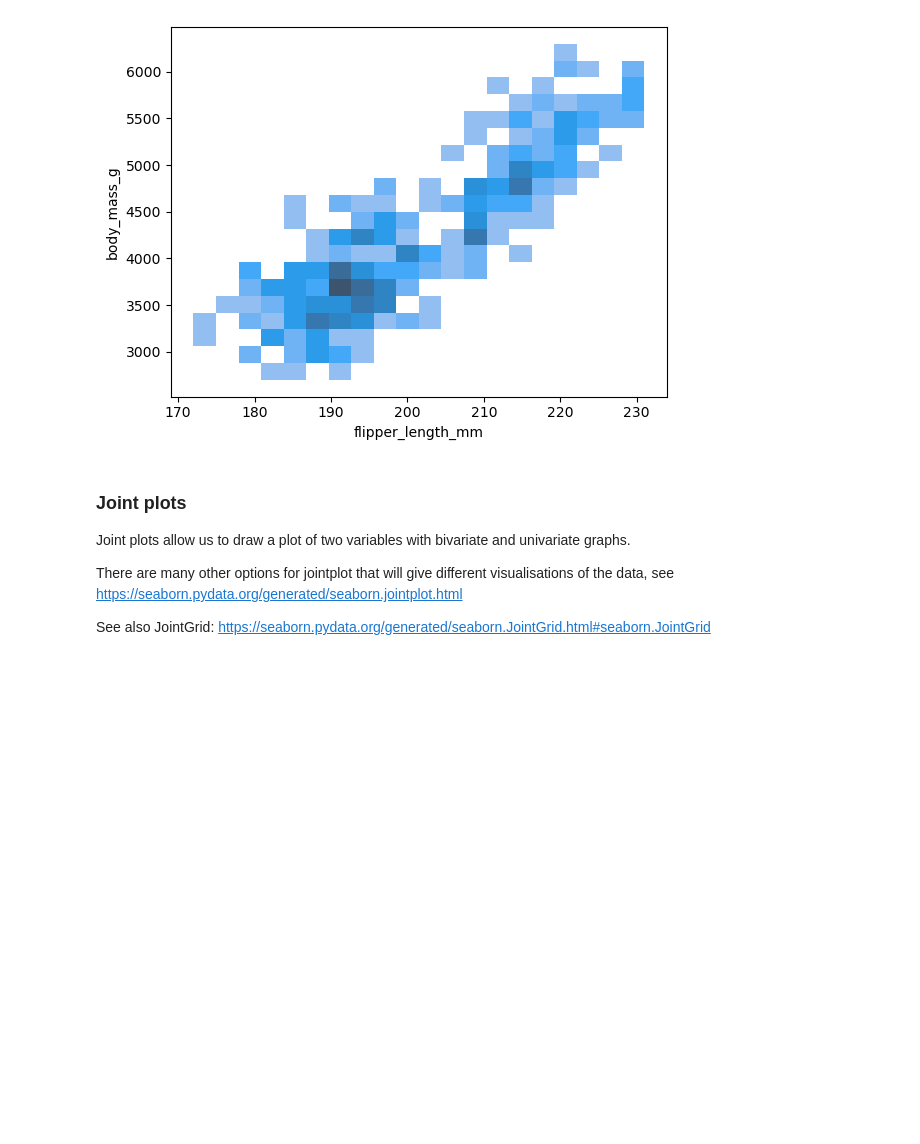
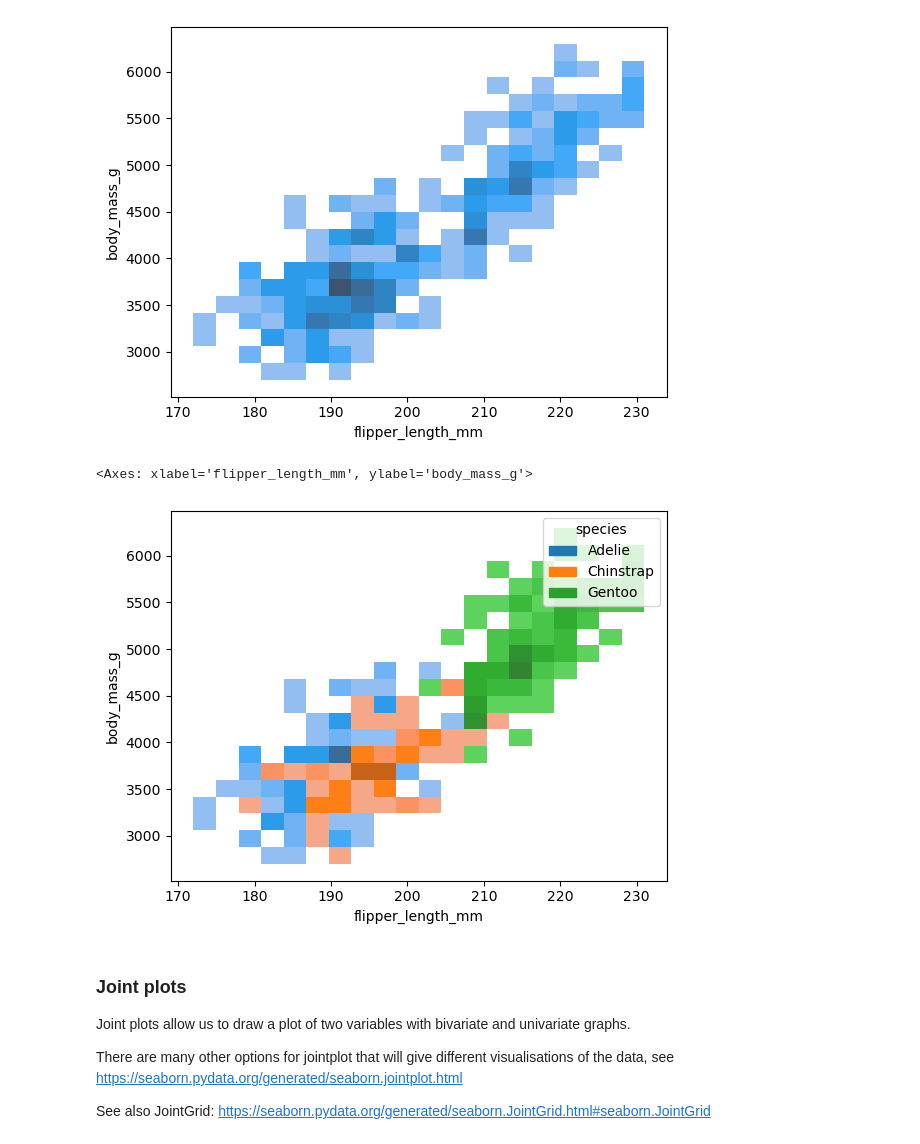
Before and after one commit to JohnMcKechnieGC/understanding-data, a Jupyter notebook: seaborn_tutorial.ipynb, the cells around one changed output. Saved outputs shown, nothing was run; the diff lists cells and outputs as text; code cells hidden in the pictures; blank space fills up the shorter version.

```diff
--- a/seaborn_tutorial.ipynb
+++ b/seaborn_tutorial.ipynb
@@ -167,6 +167,15 @@ sns.histplot(data=penguins_df,
 # %% [output]
 <Axes: xlabel='flipper_length_mm', ylabel='body_mass_g'>
 [figure]
+# %%
+sns.histplot(data=penguins_df,
+             x="flipper_length_mm",
+             y="body_mass_g",
+             hue="species",
+             bins=20)
+# %% [output]
+<Axes: xlabel='flipper_length_mm', ylabel='body_mass_g'>
+[figure, added]
 # %% [markdown]
 ### Joint plots
 Joint plots allow us to draw a plot of two variables with bivariate and univariate graphs.
```
Also changed, not shown: parts of 8 cells of this notebook, 22 other files.
